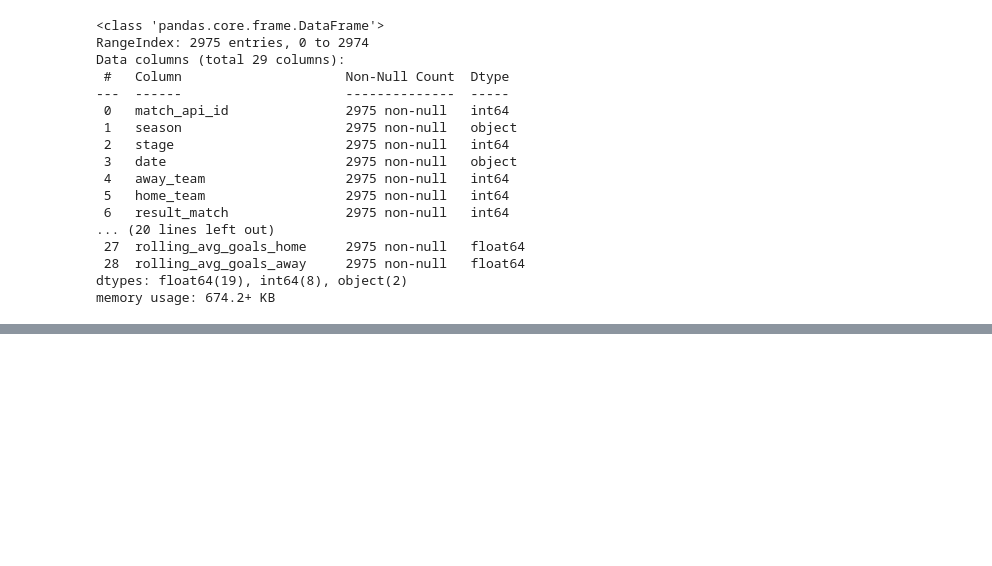
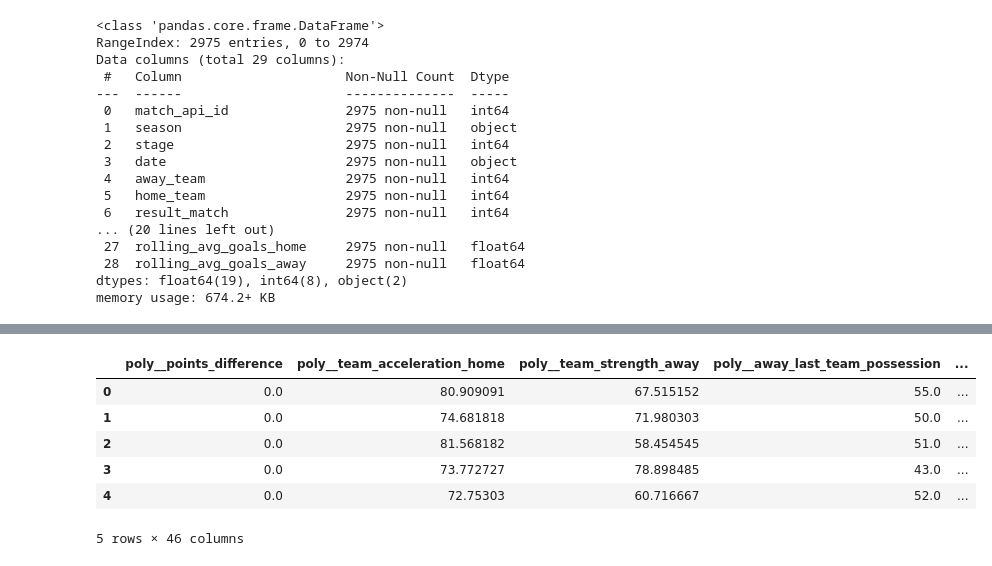
Before and after one commit to kamil0920/football_result_prediction-v2, a Jupyter notebook: src/featureintercations/feature_engineering_xgbfir.ipynb, the cells around one changed output, grey strips where cells are left out. Saved outputs shown, nothing was run; the diff lists cells and outputs as text; code cells hidden in the pictures; blank space fills up the shorter version.

```diff
--- a/src/featureintercations/feature_engineering_xgbfir.ipynb
+++ b/src/featureintercations/feature_engineering_xgbfir.ipynb
@@ -159,3 +179,13 @@ tst_df.to_csv('../../data/engineered/processed_test_data.csv', index=False)
+# %%
+trn_df.head()
+# %% [output]
+|  | poly__points_difference | poly__team_acceleration_home | poly__team_strength_away | poly__away_last_team_possession | ... |
+| 0 | 0.0 | 80.909091 | 67.515152 | 55.0 | ... |
+| 1 | 0.0 | 74.681818 | 71.980303 | 50.0 | ... |
+| 2 | 0.0 | 81.568182 | 58.454545 | 51.0 | ... |
+| 3 | 0.0 | 73.772727 | 78.898485 | 43.0 | ... |
+| 4 | 0.0 | 72.75303 | 60.716667 | 52.0 | ... |
+5 rows × 46 columns
 # %%
 # Apply to selected columns
 preprocessor = ColumnTransformer(
```
Also changed, not shown: parts of 5 cells of this notebook, 4 other files.
